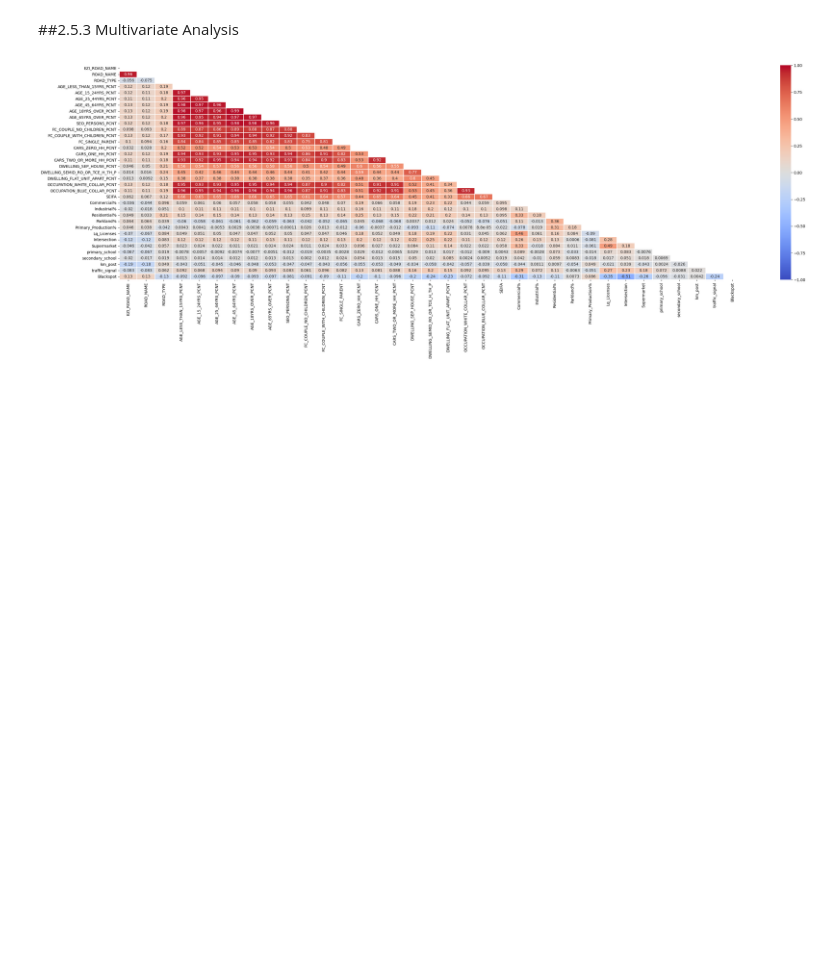
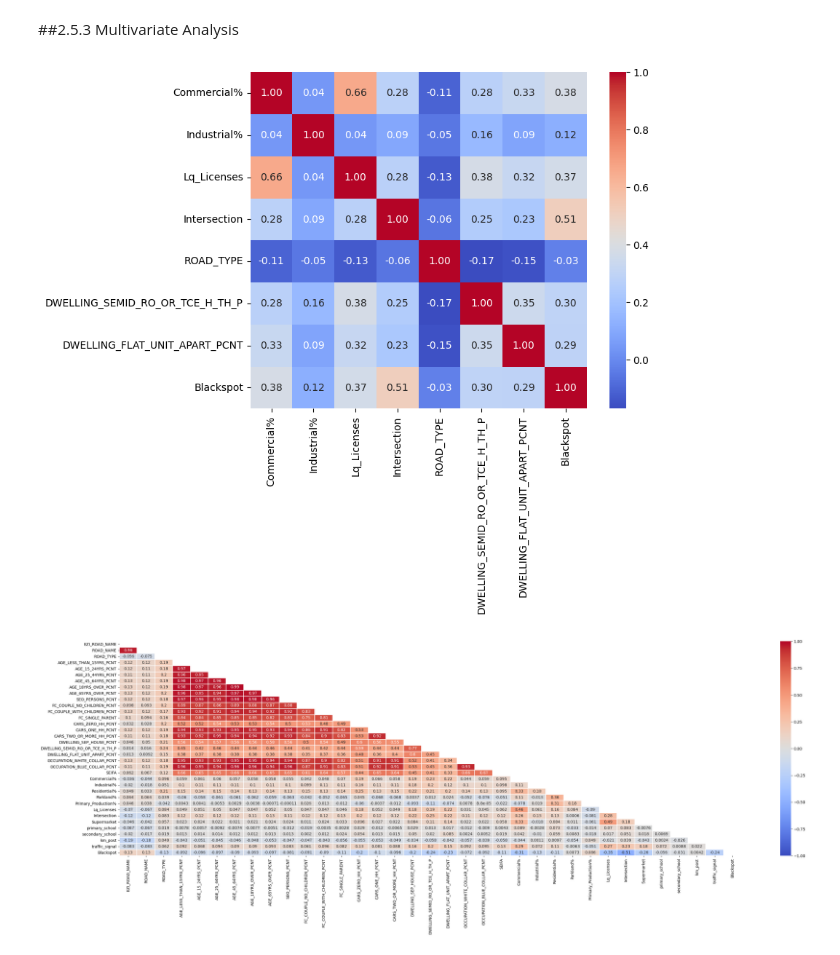
Before and after one commit to ItsSHALINISuresh/ML-in-Business, a Jupyter notebook: MIS710 Assignment/MIS710_A1_Template_T2_2023.ipynb, the cells around one changed output. Cells and saved outputs as stored; diff of their text form; code cells hidden in the pictures; blank space fills up the shorter version.

```diff
--- a/MIS710 Assignment/MIS710_A1_Template_T2_2023.ipynb
+++ b/MIS710 Assignment/MIS710_A1_Template_T2_2023.ipynb
@@ -356,6 +356,17 @@ plt.show()
 [figure]
 # %% [markdown]
 ##2.5.3 Multivariate Analysis
+# %%
+selected_columns = df[['Commercial%','Industrial%','Lq_Licenses','Intersection','ROAD_TYPE','DWELLING_SEMID_RO_OR_TCE_H_TH_P','DWELLING_FLAT_UNIT_APART_PCNT','Blackspot']]
+# %%
+corr_matrix = selected_columns.corr()
+# %%
+# Making heatmap of  selected_columns
+plt.figure(figsize=(8, 6))
+sns.heatmap(corr_matrix, annot=True, square=True, cmap='coolwarm',fmt=".2f")
+plt.show()
+# %% [output]
+[figure, added]
 # %%
 plt.figure(figsize=(36, 10))
 
```
Also changed, not shown: parts of 4 cells of this notebook.
